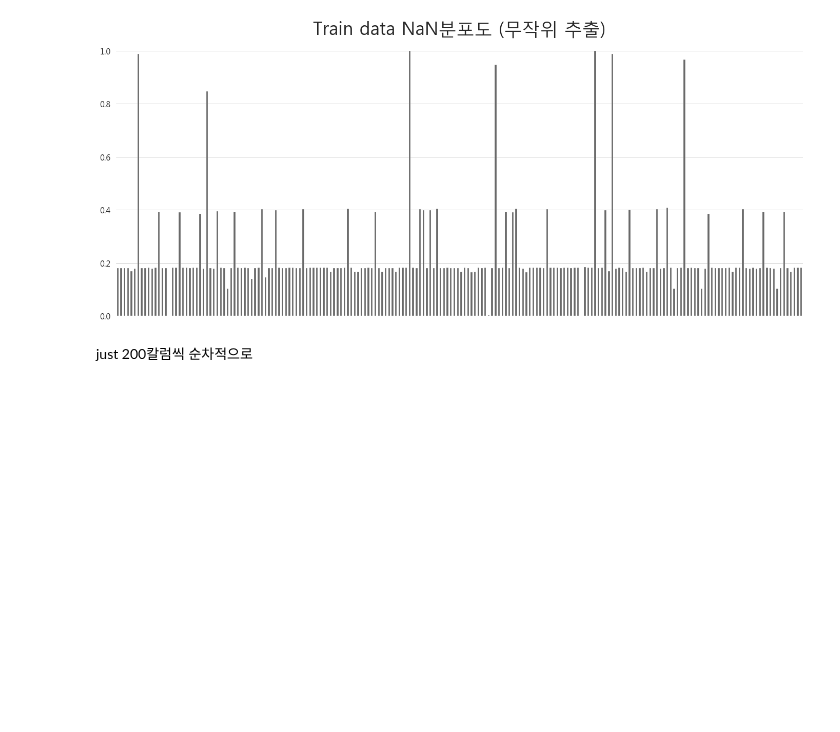
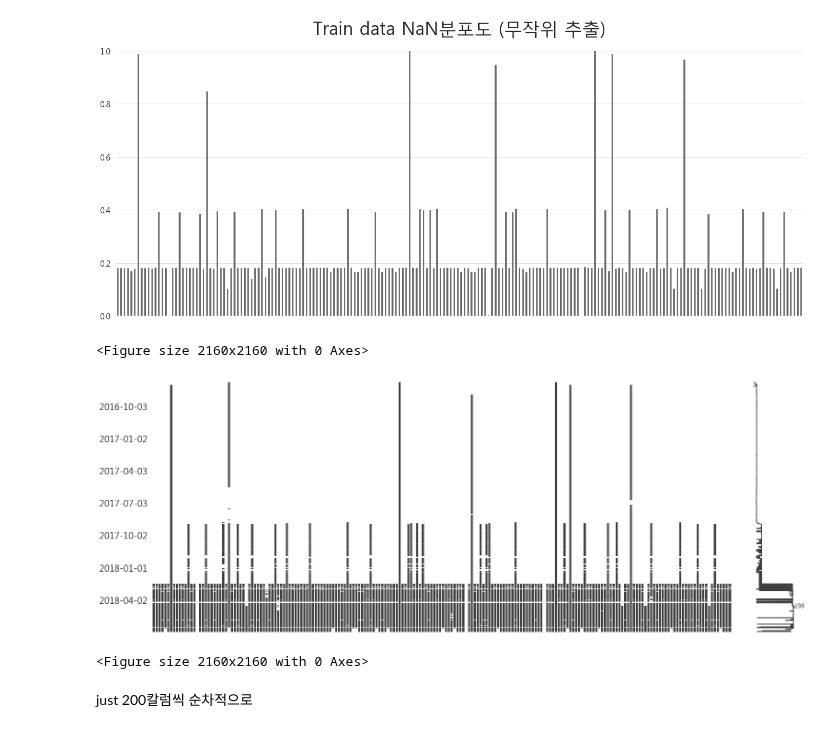
Before and after one commit to yagippi27/DACON_CONTEST_2019, a Jupyter notebook: SOOMIN/00_2. 시각화 NaNs.ipynb, the cells around one changed output. Cells and saved outputs as stored; diff of their text form; code cells hidden in the pictures; blank space fills up the shorter version.

```diff
--- a/SOOMIN/00_2. 시각화 NaNs.ipynb
+++ b/SOOMIN/00_2. 시각화 NaNs.ipynb
@@ -62,6 +69,13 @@ plt.title('Train data NaN분포도 (무작위 추출)', fontsize=35)
 # %% [output]
 Text(0.5, 1.0, 'Train data NaN분포도 (무작위 추출)')
 [figure]
+# %%
+msno.matrix(train.iloc[:, rd_cols], freq = 'BQS')
+plt.figure(figsize = (30,30))
+# %% [output]
+<Figure size 2160x2160 with 0 Axes>
+[figure, added]
+<Figure size 2160x2160 with 0 Axes>
 # %% [markdown]
 just 200칼럼씩 순차적으로
 # %%
```
Also changed, not shown: parts of 2 cells of this notebook, 17 other files.
